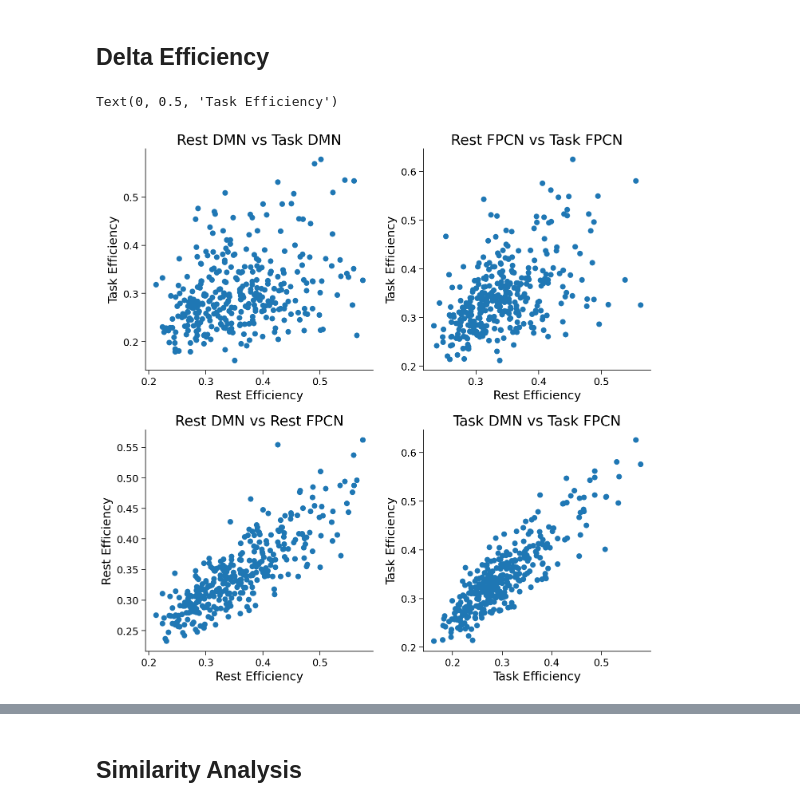
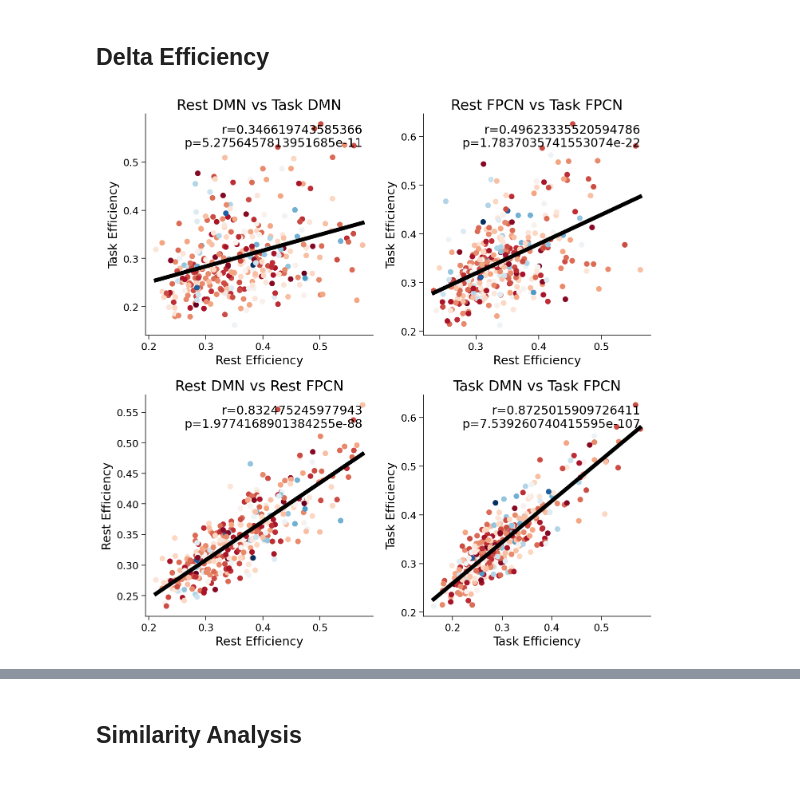
Before and after one commit to darsnack/nma-project, a Jupyter notebook: load_hcp_task.ipynb, the cells around one changed output, grey strips where cells are left out. Saved outputs shown, nothing was run; the diff lists cells and outputs as text; code cells hidden in the pictures.

```diff
--- a/load_hcp_task.ipynb
+++ b/load_hcp_task.ipynb
@@ -593,6 +593,13 @@ print(subj_accuracy[my_subj])
 0.75
 # %% [markdown]
 # Results
+# %%
+def regression_plot(x,y, ax):
+  regresults = scipy.stats.linregress(x,y)
+  xrange = np.arange(np.min(x),np.max(x),0.001)
+  yrange = regresults.slope*xrange + regresults.intercept
+  ax.plot(xrange,yrange,linewidth=5,color='k')
+  ax.text(np.max(x),np.max(y),f"r={regresults.rvalue}\np={regresults.pvalue}",horizontalalignment='right',verticalalignment='top')
 # %% [markdown]
 ## Delta Efficiency
 # %%
@@ -621,29 +628,32 @@ global_eff_rest = {region: np.array([global_eff(g) for g in gs]) for region, gs
 # %%
 fig = plt.figure(figsize=(10, 10))
 ax1 = fig.add_subplot(221)
 ax2 = fig.add_subplot(222)
 ax3 = fig.add_subplot(223)
 ax4 = fig.add_subplot(224)
 
-ax1.scatter(global_eff_rest['Default'], global_eff_task['Default'])
+ax1.scatter(global_eff_rest['Default'], global_eff_task['Default'],c=subj_accuracy,cmap='RdBu_r')
 ax1.title.set_text('Rest DMN vs Task DMN')
 ax1.xaxis.set_label_text('Rest Efficiency')
 ax1.yaxis.set_label_text('Task Efficiency')
-ax2.scatter(global_eff_rest['Frontopariet'], global_eff_task['Frontopariet'])
+regression_plot(global_eff_rest['Default'], global_eff_task['Default'],ax1)
+ax2.scatter(global_eff_rest['Frontopariet'], global_eff_task['Frontopariet'],c=subj_accuracy,cmap='RdBu_r')
 ax2.title.set_text('Rest FPCN vs Task FPCN')
 ax2.xaxis.set_label_text('Rest Efficiency')
 ax2.yaxis.set_label_text('Task Efficiency')
-ax3.scatter(global_eff_rest['Default'], global_eff_rest['Frontopariet'])
+regression_plot(global_eff_rest['Frontopariet'], global_eff_task['Frontopariet'],ax2)
+ax3.scatter(global_eff_rest['Default'], global_eff_rest['Frontopariet'],c=subj_accuracy,cmap='RdBu_r')
 ax3.title.set_text('Rest DMN vs Rest FPCN')
 ax3.xaxis.set_label_text('Rest Efficiency')
 ax3.yaxis.set_label_text('Rest Efficiency')
-ax4.scatter(global_eff_task['Default'], global_eff_task['Frontopariet'])
+regression_plot(global_eff_rest['Default'], global_eff_rest['Frontopariet'],ax3)
+ax4.scatter(global_eff_task['Default'], global_eff_task['Frontopariet'],c=subj_accuracy,cmap='RdBu_r')
 ax4.title.set_text('Task DMN vs Task FPCN')
 ax4.xaxis.set_label_text('Task Efficiency')
 ax4.yaxis.set_label_text('Task Efficiency')
+regression_plot(global_eff_task['Default'], global_eff_task['Frontopariet'],ax4)
 # %% [output]
-Text(0, 0.5, 'Task Efficiency')
-[figure, old version]
+[figure, new version]
 # %%
 global_eff_diff = {region: global_eff_task[region] - global_eff_rest[region] for region in REGIONS}
 # %%
```
Also changed, not shown: parts of 7 cells of this notebook.
